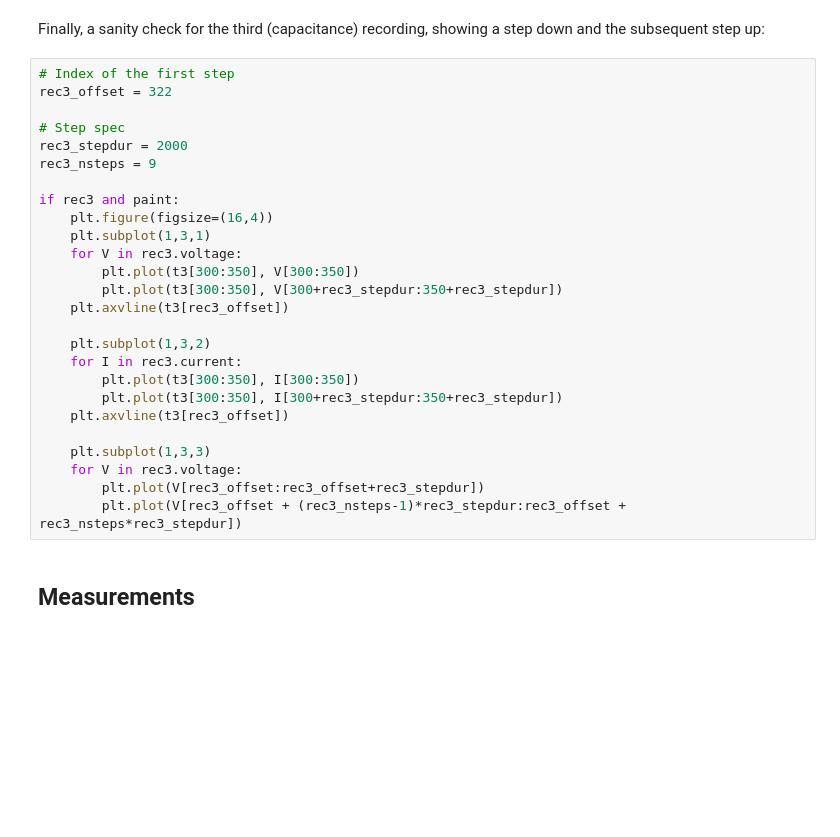
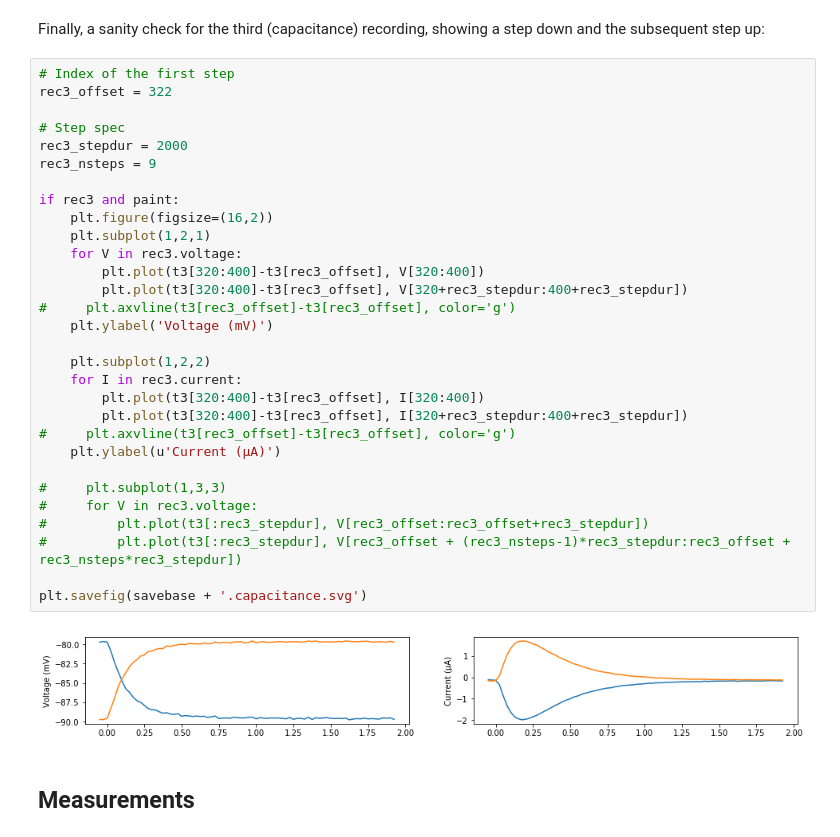
Before and after one commit to kernfel/mostips-analysis, a Jupyter notebook: Kv21.ipynb, the cells around one changed output. Drawn from its saved outputs; the diff is of its cells as text; blank space fills up the shorter version.

```diff
--- a/Kv21.ipynb
+++ b/Kv21.ipynb
@@ -111,29 +130,35 @@ Finally, a sanity check for the third (capacitance) recording, showing a step do
 # %%
 # Index of the first step
 rec3_offset = 322
 
 # Step spec
 rec3_stepdur = 2000
 rec3_nsteps = 9
 
 if rec3 and paint:
-    plt.figure(figsize=(16,4))
-    plt.subplot(1,3,1)
+    plt.figure(figsize=(16,2))
+    plt.subplot(1,2,1)
     for V in rec3.voltage:
-        plt.plot(t3[300:350], V[300:350])
-        plt.plot(t3[300:350], V[300+rec3_stepdur:350+rec3_stepdur])
-    plt.axvline(t3[rec3_offset])
+        plt.plot(t3[320:400]-t3[rec3_offset], V[320:400])
+        plt.plot(t3[320:400]-t3[rec3_offset], V[320+rec3_stepdur:400+rec3_stepdur])
+#     plt.axvline(t3[rec3_offset]-t3[rec3_offset], color='g')
+    plt.ylabel('Voltage (mV)')
 
-    plt.subplot(1,3,2)
+    plt.subplot(1,2,2)
     for I in rec3.current:
-        plt.plot(t3[300:350], I[300:350])
-        plt.plot(t3[300:350], I[300+rec3_stepdur:350+rec3_stepdur])
-    plt.axvline(t3[rec3_offset])
+        plt.plot(t3[320:400]-t3[rec3_offset], I[320:400])
+        plt.plot(t3[320:400]-t3[rec3_offset], I[320+rec3_stepdur:400+rec3_stepdur])
+#     plt.axvline(t3[rec3_offset]-t3[rec3_offset], color='g')
+    plt.ylabel(u'Current (µA)')
 
-    plt.subplot(1,3,3)
-    for V in rec3.voltage:
-        plt.plot(V[rec3_offset:rec3_offset+rec3_stepdur])
-        plt.plot(V[rec3_offset + (rec3_nsteps-1)*rec3_stepdur:rec3_offset + rec3_nsteps*rec3_stepdur])
+#     plt.subplot(1,3,3)
+#     for V in rec3.voltage:
+#         plt.plot(t3[:rec3_stepdur], V[rec3_offset:rec3_offset+rec3_stepdur])
+#         plt.plot(t3[:rec3_stepdur], V[rec3_offset + (rec3_nsteps-1)*rec3_stepdur:rec3_offset + rec3_nsteps*rec3_stepdur])
+
+plt.savefig(savebase + '.capacitance.svg')
+# %% [output]
+[figure, added]
 # %% [markdown]
 ## Measurements
 # %% [markdown]
```
Also changed, not shown: parts of 14 cells of this notebook, 1 other file.
